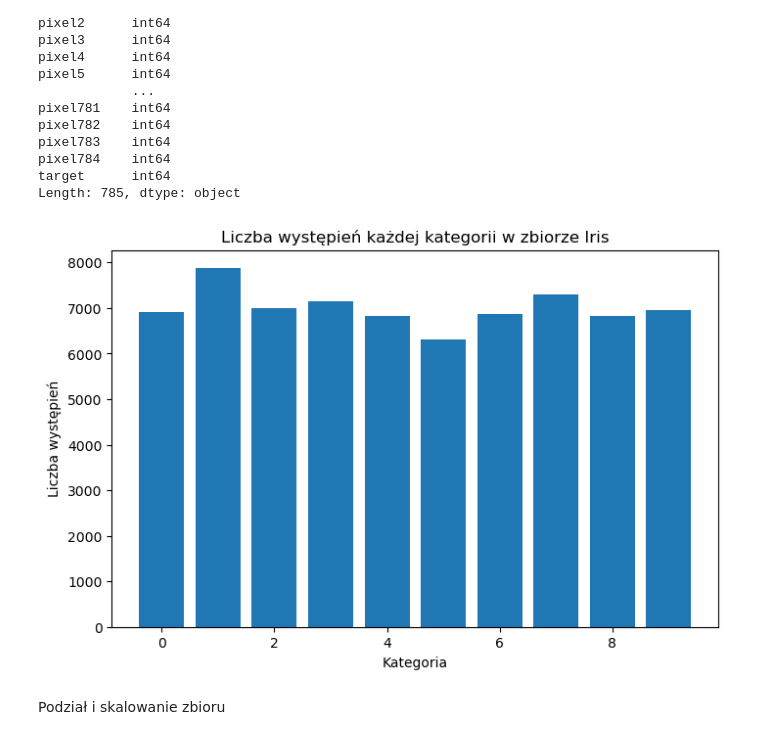
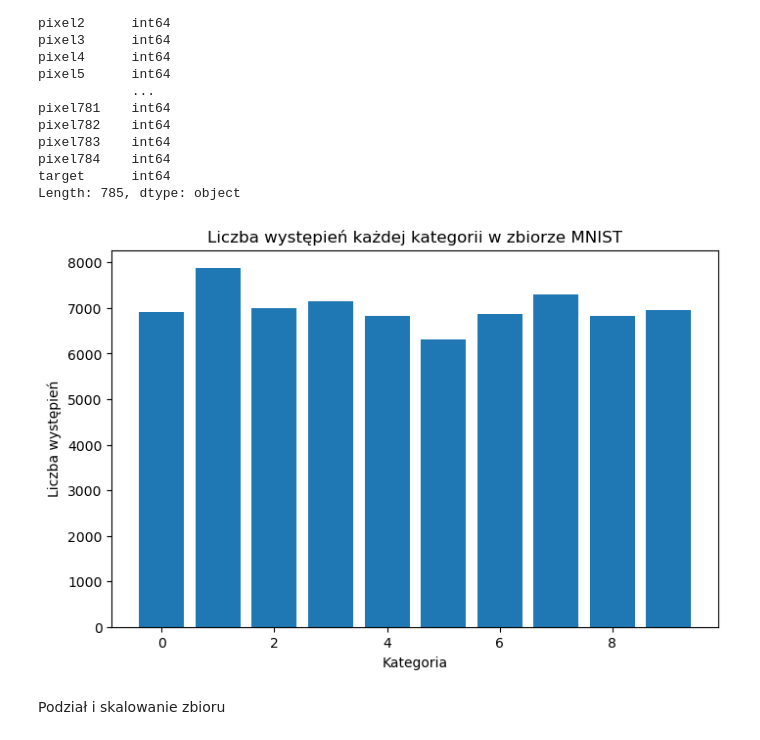
Before and after one commit to ibtyog/mnbd-07, a Jupyter notebook: main.ipynb, the cells around one changed output. Drawn from its saved outputs; the diff is of its cells as text; code cells hidden in the pictures.

```diff
--- a/main.ipynb
+++ b/main.ipynb
@@ -282,13 +285,13 @@ Length: 785, dtype: object
 # %%
 plt.figure(figsize=(8, 5))
 category_counts = df['target'].value_counts()
 plt.bar(category_counts.index, category_counts.values)
 plt.xlabel('Kategoria')
 plt.ylabel('Liczba występień')
-plt.title('Liczba występień każdej kategorii w zbiorze Iris')
+plt.title('Liczba występień każdej kategorii w zbiorze MNIST')
 plt.show()
 # %% [output]
-[figure, old version]
+[figure, new version]
 # %% [markdown]
 Podział i skalowanie zbioru
 # %%
```
Also changed, not shown: parts of 17 cells of this notebook, 1 other file.
